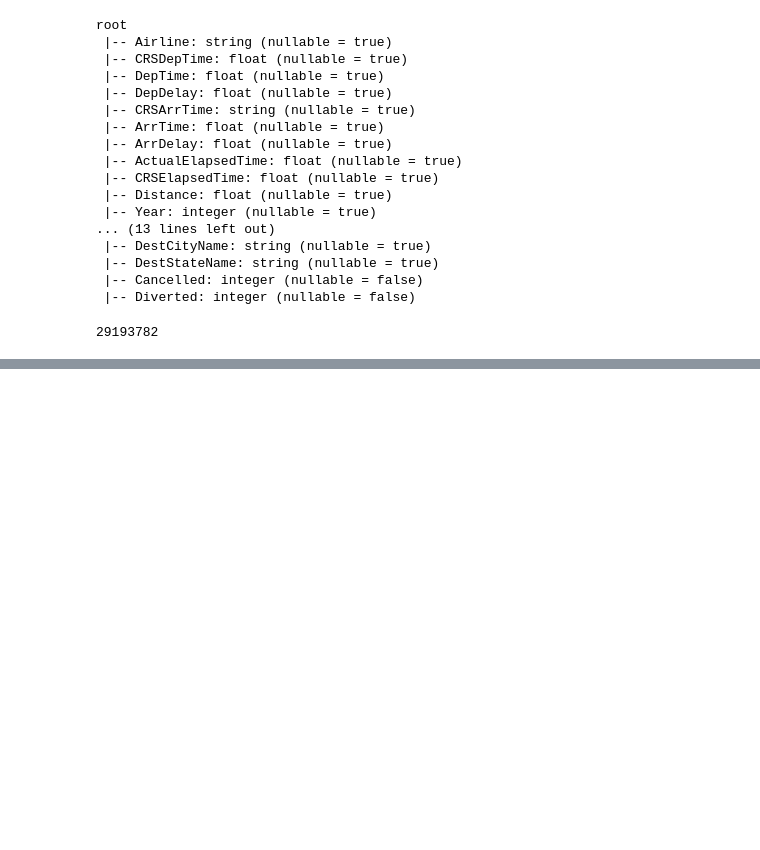
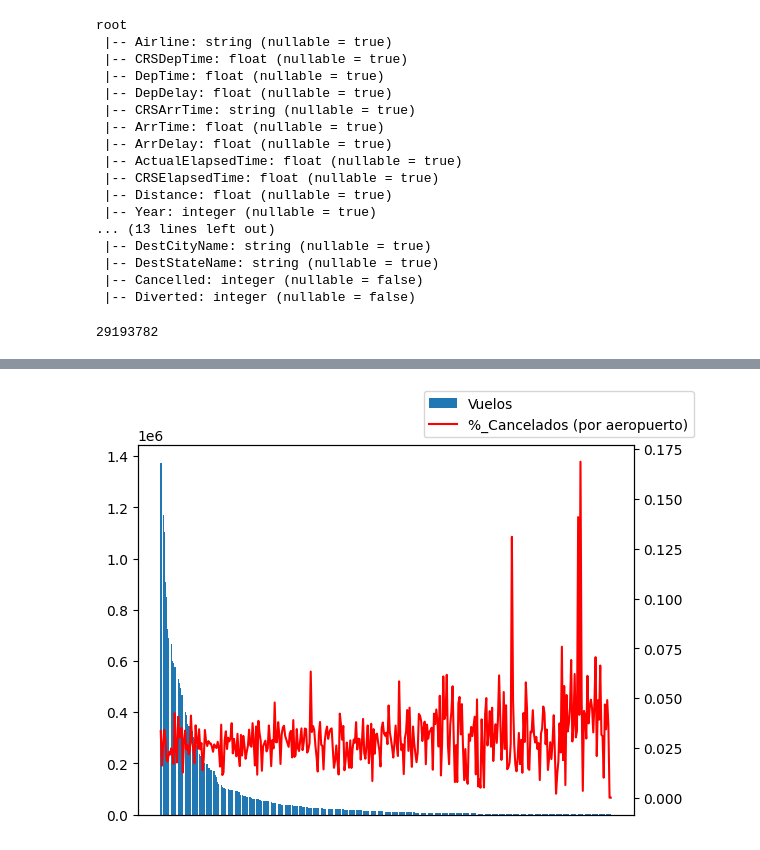
Before and after one commit to AndreeFlores/DatosMasivos, a Jupyter notebook: Tareas/Tarea.ipynb, the cells around one changed output, grey strips where cells are left out. Cells and saved outputs as stored; diff of their text form; code cells hidden in the pictures; blank space fills up the shorter version.

```diff
--- a/Tareas/Tarea.ipynb
+++ b/Tareas/Tarea.ipynb
@@ -210,0 +273,28 @@ df.groupBy("Year").agg({
+# %%
+dest = df.groupBy("Dest").agg({
+    "Cancelled" : "avg",
+    "*" : "count"
+}).toPandas()
+
+dest.rename(columns={"count(1)":"vuelos","avg(Cancelled)" : "%_Cancelados"}, inplace = True)
+
+dest.sort_values(by="vuelos", ascending=False,inplace=True)
+
+dest.reset_index(inplace=True, drop=True)
+# %%
+fig, ax = plt.subplots(1, facecolor = "white")
+
+ax_2 = ax.twinx()
+
+ax.bar(x=dest["Dest"], height=dest["vuelos"], label = "Vuelos")
+ax_2.plot(dest["Dest"], dest["%_Cancelados"], color = "r", label = "%_Cancelados (por aeropuerto)")
+
+ax.tick_params(axis="x", labelrotation = 90)
+
+fig.legend()
+
+plt.xticks([])
+
+plt.show()
+# %% [output]
+[figure, added]
```
Also changed, not shown: parts of 19 cells of this notebook.
